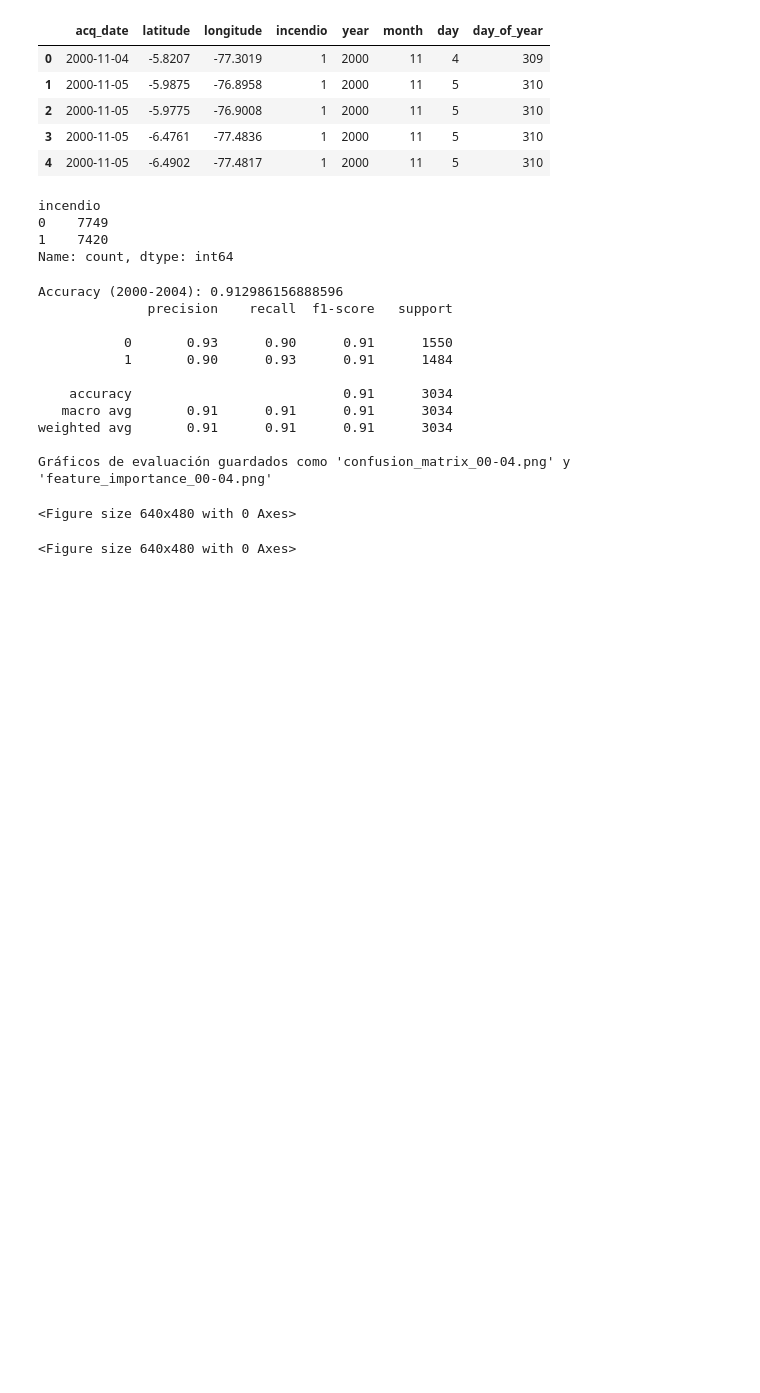
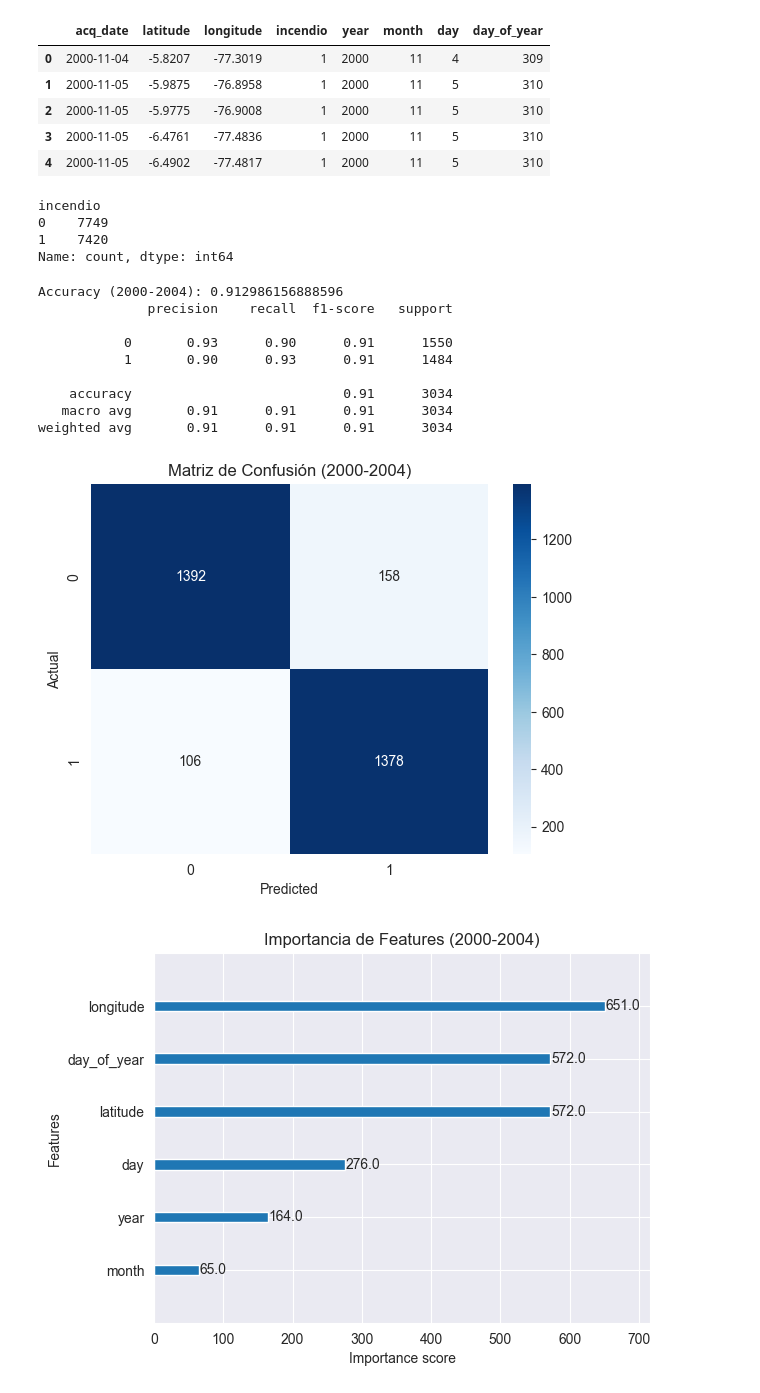
Before and after one commit to antoniozamora2002/Modelo-Machine-Learning-Para-Detectar-Incendios, a Jupyter notebook: XGBoost/XGBoost-Model-00-04.ipynb, the cells around one changed output. Drawn from its saved outputs; the diff is of its cells as text; code cells hidden in the pictures; blank space fills up the shorter version.

```diff
--- a/XGBoost/XGBoost-Model-00-04.ipynb
+++ b/XGBoost/XGBoost-Model-00-04.ipynb
@@ -176,37 +176,29 @@ y_pred = model.predict(X_test)
 # %%
 # Métricas
 print("Accuracy (2000-2004):", accuracy_score(y_test, y_pred))
 print(classification_report(y_test, y_pred))
 
 # Matriz de confusión
 cm = confusion_matrix(y_test, y_pred)
 sns.heatmap(cm, annot=True, fmt='d', cmap='Blues')
 plt.xlabel('Predicted')
 plt.ylabel('Actual')
 plt.title('Matriz de Confusión (2000-2004)')
-# Guardamos la imagen en lugar de mostrarla
-plt.savefig('confusion_matrix_00-04.png')
-plt.clf() # Limpiar la figura
+plt.show()
 
 # Feature importance
 xgb.plot_importance(model)
 plt.title('Importancia de Features (2000-2004)')
-# Guardamos la imagen
-plt.savefig('feature_importance_00-04.png')
-plt.clf() # Limpiar la figura
-
-print("Gráficos de evaluación guardados como 'confusion_matrix_00-04.png' y 'feature_importance_00-04.png'")
+plt.show()
 # %% [output]
 Accuracy (2000-2004): 0.912986156888596
               precision    recall  f1-score   support
 
            0       0.93      0.90      0.91      1550
            1       0.90      0.93      0.91      1484
 
     accuracy                           0.91      3034
    macro avg       0.91      0.91      0.91      3034
 weighted avg       0.91      0.91      0.91      3034
-
-Gráficos de evaluación guardados como 'confusion_matrix_00-04.png' y 'feature_importance_00-04.png'
-<Figure size 640x480 with 0 Axes>
-<Figure size 640x480 with 0 Axes>
+[figure, added]
+[figure, added]
```
Also changed, not shown: 6 other files.
